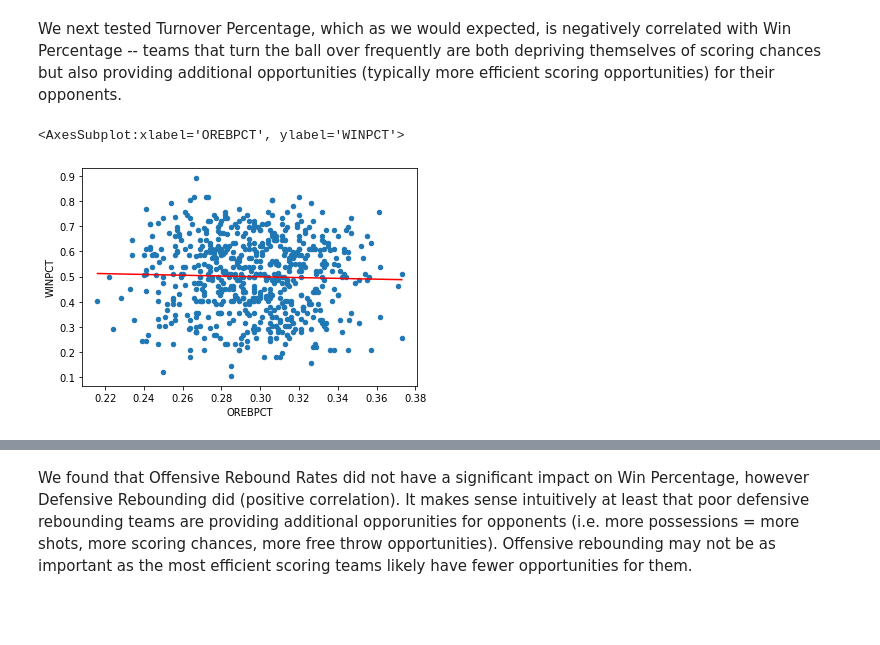
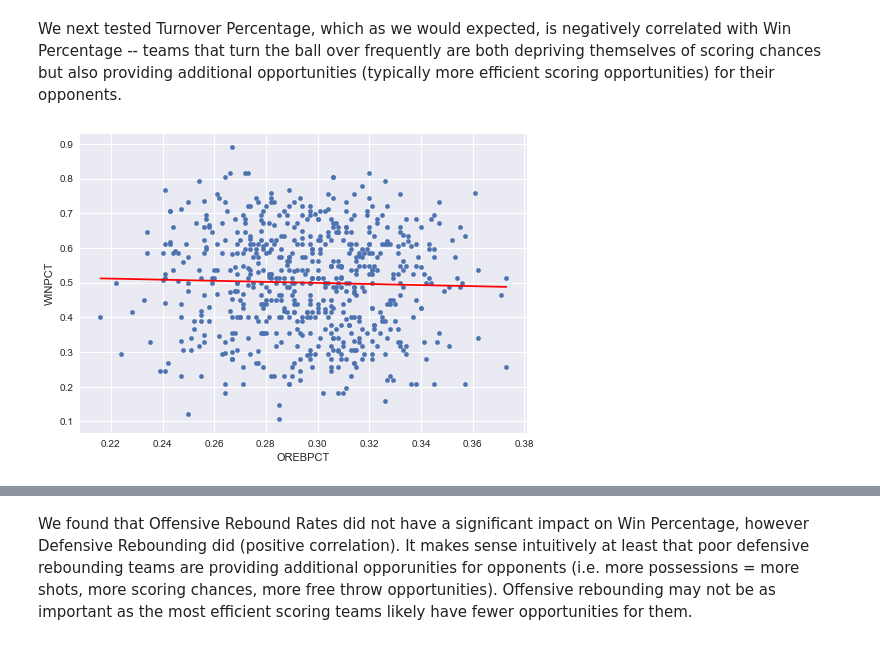
Before and after one commit to danielabboudi/DB_Project, a Jupyter notebook: SC_DA_final.ipynb, the cells around one changed output, grey strips where cells are left out. Cells and saved outputs as stored; diff of their text form; code cells hidden in the pictures; blank space fills up the shorter version.

```diff
--- a/SC_DA_final.ipynb
+++ b/SC_DA_final.ipynb
@@ -133,4 +134,6 @@ df3['yhat1'] = reg1.predict()
 fig,ax = plt.subplots()
 df3.plot.scatter(x='TSPCT', y='WINPCT', ax=ax)
 df3.sort_values('TSPCT').set_index('TSPCT')['yhat1'].plot(ax=ax, color='r')
+rcParams['figure.figsize'] = 8,6
+plt.style.use('seaborn')
 # %% [output]
@@ -164,4 +166,6 @@ df3['yhat2'] = reg2.predict()
 fig,ax = plt.subplots()
 df3.plot.scatter(x='TOVPCT', y='WINPCT', ax=ax)
 df3.sort_values('TOVPCT').set_index('TOVPCT')['yhat2'].plot(ax=ax, color='r')
+rcParams['figure.figsize'] = 8,6
+plt.style.use('seaborn')
 # %% [output]
@@ -192,12 +195,13 @@ We next tested Turnover Percentage, which as we would expected, is negatively co
 # %%
 reg3 = smf.ols('WINPCT ~ OREBPCT', df3).fit()
 df3['yhat3'] = reg3.predict()
 fig,ax = plt.subplots()
 df3.plot.scatter(x='OREBPCT', y='WINPCT', ax=ax)
 df3.sort_values('OREBPCT').set_index('OREBPCT')['yhat3'].plot(ax=ax, color='r')
+rcParams['figure.figsize'] = 8,6
+plt.style.use('seaborn')
 # %% [output]
-<AxesSubplot:xlabel='OREBPCT', ylabel='WINPCT'>
-[figure, old version]
+[figure, new version]
 # %%
 print(reg3.summary())
 # %% [output]
```
Also changed, not shown: parts of 18 cells of this notebook.
